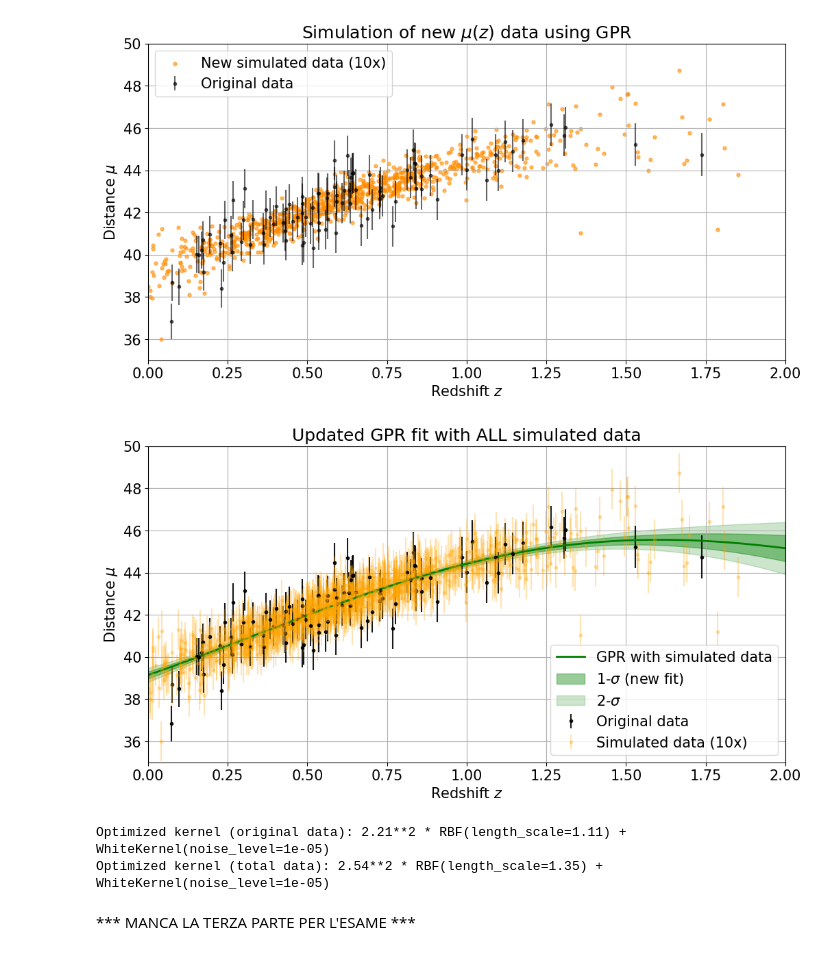
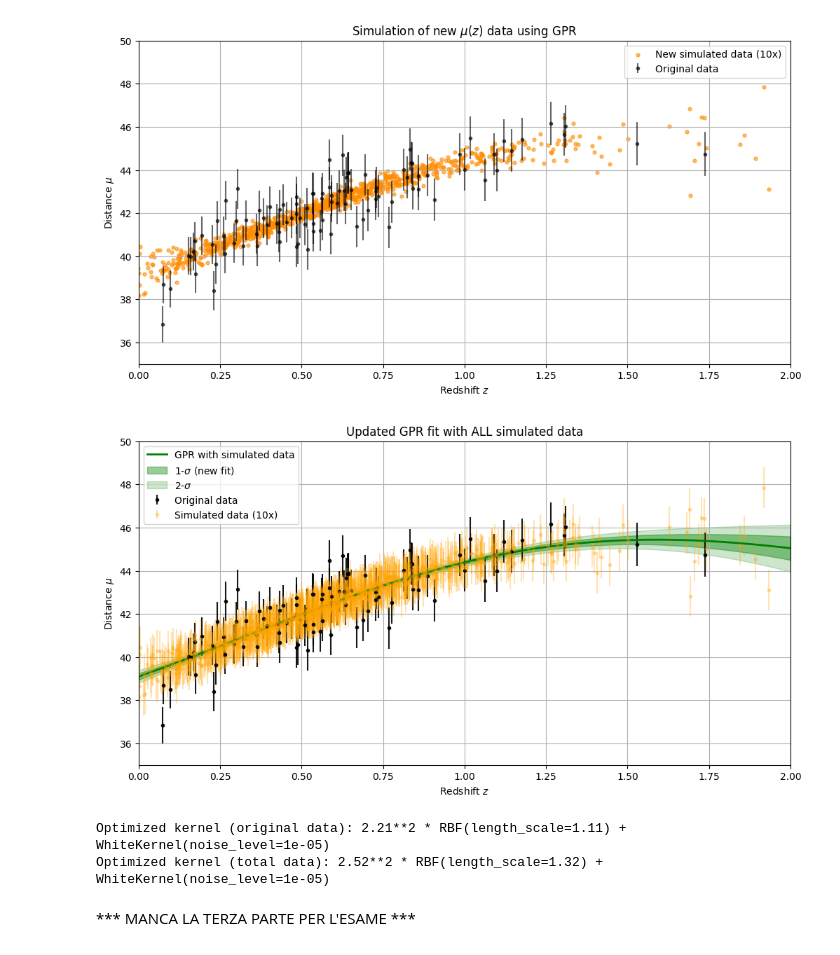
Before and after one commit to oblivion0218/ES_AstroStatistic, a Jupyter notebook: Riccardo_Bossi/lez 18/supernova2.ipynb, the cells around one changed output. Saved outputs shown, nothing was run; the diff lists cells and outputs as text; code cells hidden in the pictures.

```diff
--- a/Riccardo_Bossi/lez 18/supernova2.ipynb
+++ b/Riccardo_Bossi/lez 18/supernova2.ipynb
@@ -67,36 +67,35 @@ kde = gaussian_kde(z_sample)
 z_new = kde.resample(1000).ravel()  # draw 1000 new z samples
 
 # Prediction on new z points
 mu_new_pred, sigma_new_pred = gp.predict(z_new.reshape(-1, 1), return_std=True)
 # use the GPR to evaluate new z values and get corresponding mu values on the function
 
 # add realistic noise to mu
-mu_simulated = np.random.normal(mu_new_pred, 2*sigma_new_pred)
-# I PUT X2 BECAUSE IT WAS TOO COMPRESSED
+mu_simulated = np.random.normal(mu_new_pred, sigma_new_pred)
 
 # Fit GPR on a regular grid for plotting
 z_plot = np.linspace(0, 2, 1000).reshape(-1, 1)
 mu_plot, sigma_plot = gp.predict(z_plot, return_std=True)
 
 
 plt.figure(figsize=(12, 6))
 
 # Original data
 plt.errorbar(z_sample, mu_sample, yerr=dy, fmt='.k',  alpha=0.6, label='Original data')
 
 # Simulated data
 plt.scatter(z_new, mu_simulated, color='darkorange', s=50, alpha=0.6, label='New simulated data (10x)', marker='.')
 
 plt.xlabel("Redshift $z$")
 plt.ylabel("Distance $\mu$")
 plt.legend()
 plt.title("Simulation of new $\mu(z)$ data using GPR")
 plt.grid(True)
 plt.xlim(0, 2)
 plt.ylim(35, 50)
 plt.show()
 # %% [output]
-[figure, old version]
+[figure, new version]
 # %%
 X_total = np.concatenate([z_sample, z_new]).reshape(-1, 1)  # concatenate all z values
 y_total = np.concatenate([mu_sample, mu_simulated])         # concatenate all mu values
@@ -134,8 +133,8 @@ plt.show()
 print("Optimized kernel (original data):", gp.kernel_)
 print("Optimized kernel (total data):", gp_total.kernel_)
 # %% [output]
-[figure, old version]
+[figure, new version]
 Optimized kernel (original data): 2.21**2 * RBF(length_scale=1.11) + WhiteKernel(noise_level=1e-05)
-Optimized kernel (total data): 2.54**2 * RBF(length_scale=1.35) + WhiteKernel(noise_level=1e-05)
+Optimized kernel (total data): 2.52**2 * RBF(length_scale=1.32) + WhiteKernel(noise_level=1e-05)
 # %% [markdown]
 *** MANCA LA TERZA PARTE PER L'ESAME ***
```
Also changed, not shown: parts of 2 cells of this notebook, 1 other file.
